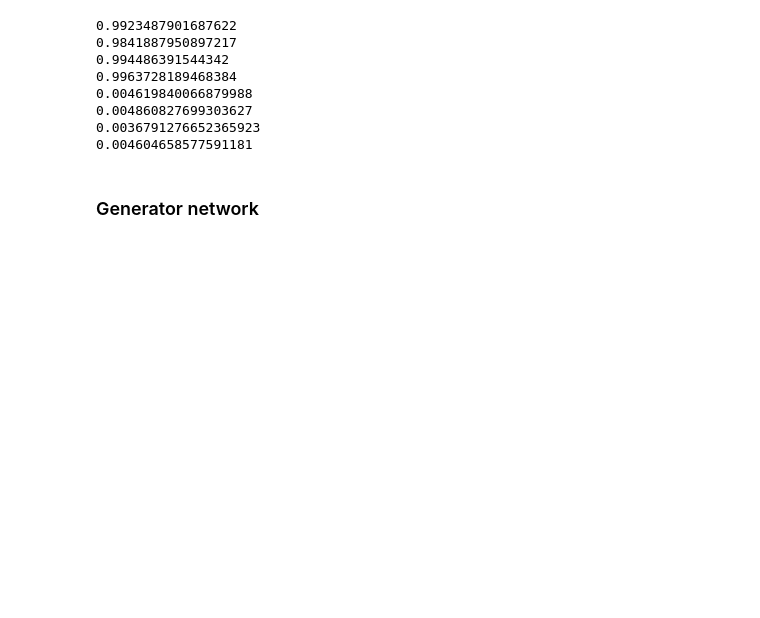
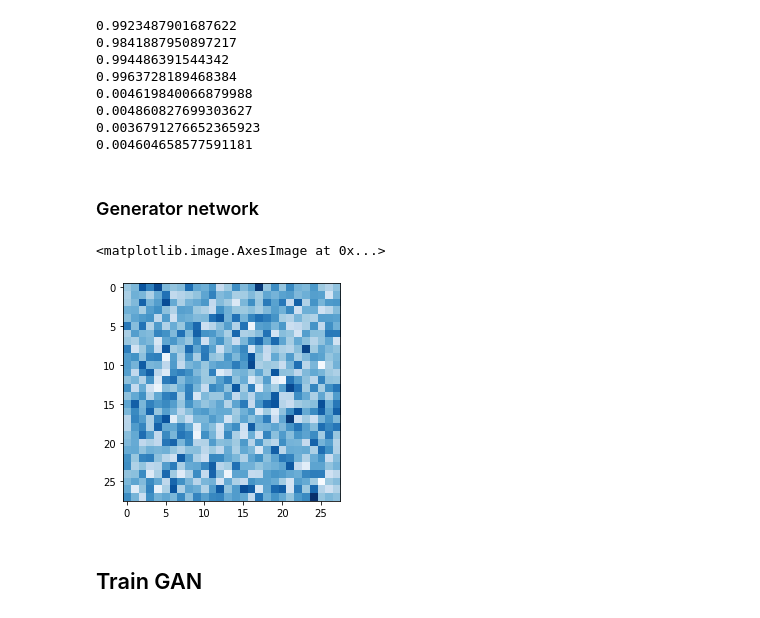
Before and after one commit to kkyuhun94/-TIL, a Jupyter notebook: GAN/GAN_2.ipynb, the cells around one changed output. Cells and saved outputs as stored; diff of their text form; code cells hidden in the pictures; blank space fills up the shorter version.

```diff
--- a/GAN/GAN_2.ipynb
+++ b/GAN/GAN_2.ipynb
@@ -217,0 +287,15 @@ for i in range(4):
+# %%
+# 훈련하기 전 생성기의 output이 잘 생성 되는지 확인
+
+G = Generator()
+
+output = G.forward(generate_random(1))
+
+img = output.detach().numpy().reshape(28,28)
+
+plt.imshow(img, interpolation='none', cmap='Blues')
+# %% [output]
+<matplotlib.image.AxesImage at 0x...>
+[figure, added]
+# %% [markdown]
+## Train GAN
```
Also changed, not shown: parts of 13 cells of this notebook, 1 other file.
